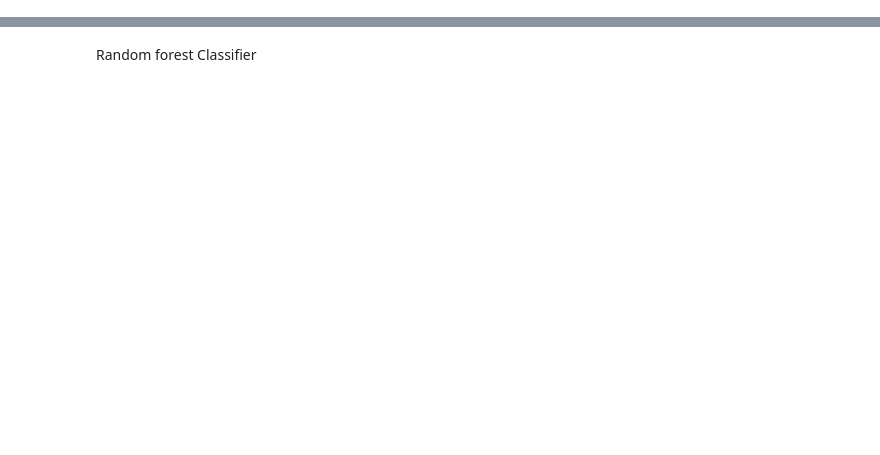
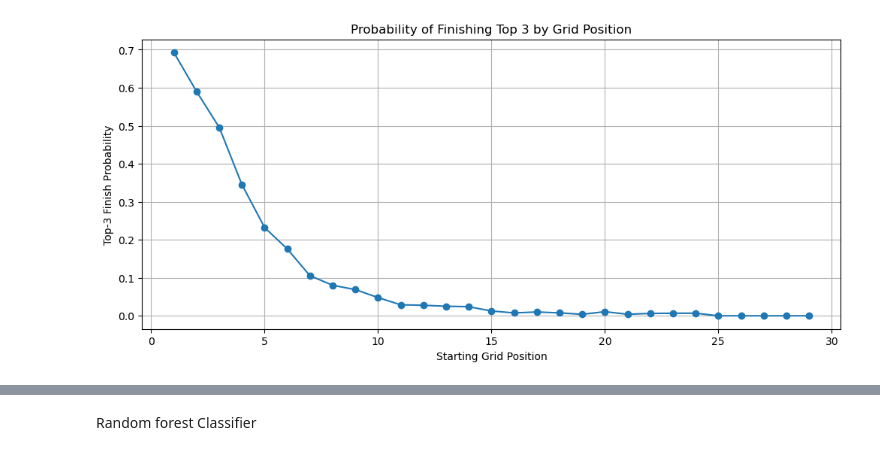
Before and after one commit to DanceaRadu/FML_Project, a Jupyter notebook: project.ipynb, the cells around one changed output, grey strips where cells are left out. Saved outputs shown, nothing was run; the diff lists cells and outputs as text; code cells hidden in the pictures; blank space fills up the shorter version.

```diff
--- a/project.ipynb
+++ b/project.ipynb
@@ -90,0 +142,19 @@ df.head()
+# %%
+# Probability of finishing in the top 3 based on the starting grid position.
+
+grid_top3_rate = df.groupby("grid")["top3"].mean()
+
+grid_zero_rate = grid_top3_rate.loc[0]
+grid_normal = grid_top3_rate.loc[grid_top3_rate.index > 0]
+
+plt.figure(figsize=(12, 5))
+grid_normal.plot(kind="line", marker="o")
+
+plt.title("Probability of Finishing Top 3 by Grid Position")
+plt.xlabel("Starting Grid Position")
+plt.ylabel("Top-3 Finish Probability")
+plt.grid()
+
+plt.show()
+# %% [output]
+[figure, added]
```
Also changed, not shown: parts of 38 cells of this notebook.
